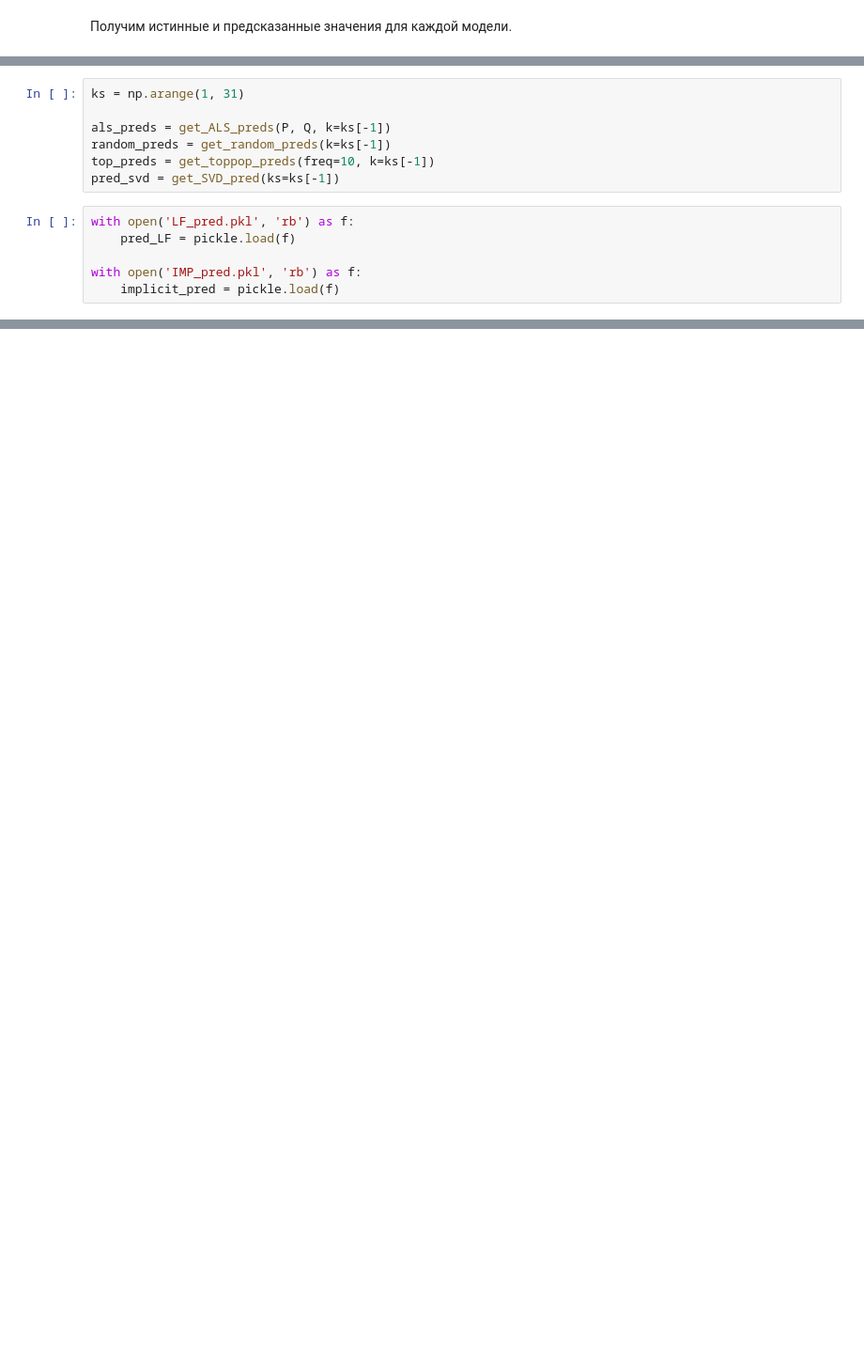
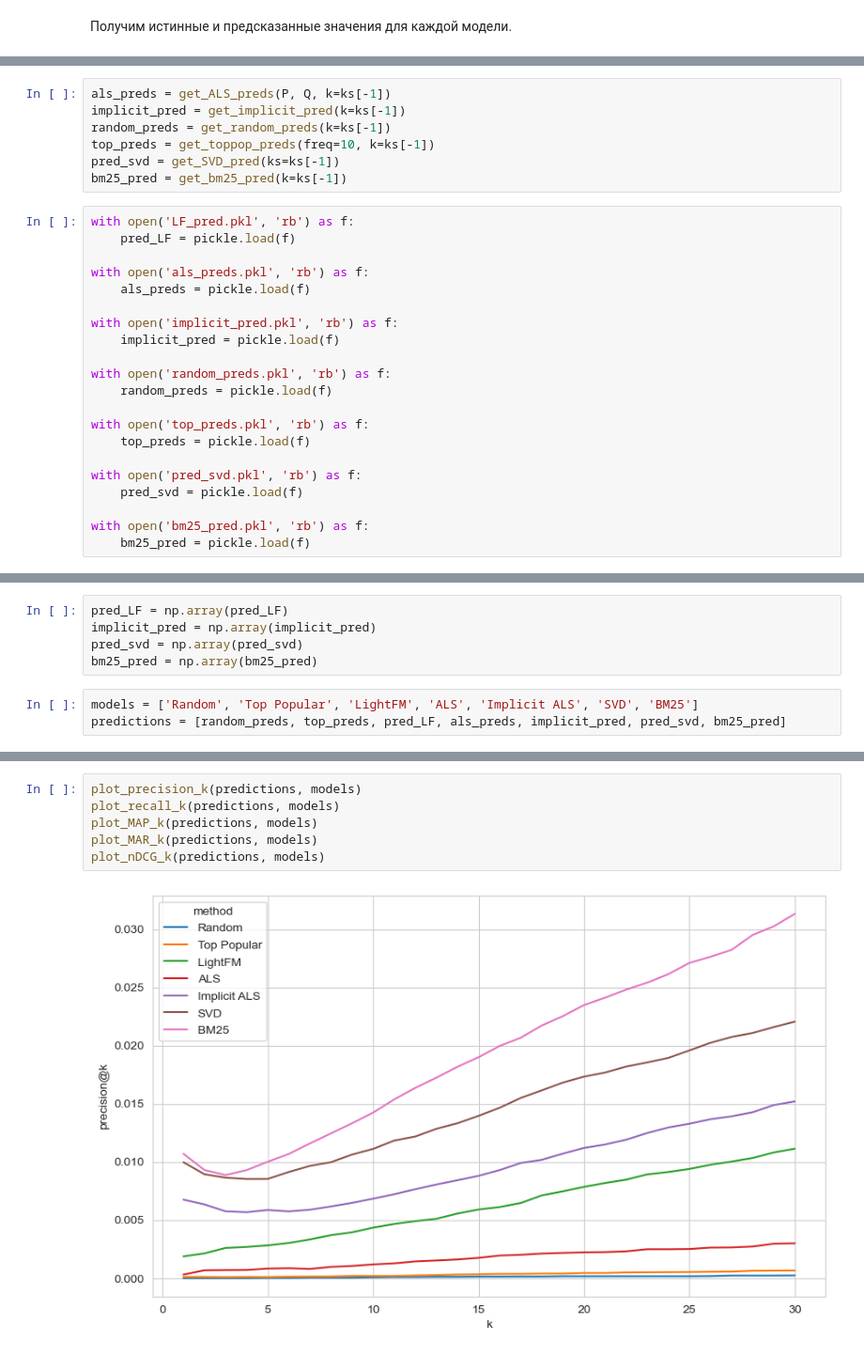
Before and after one commit to maxgalanov/RecSysYearProject, a Jupyter notebook: hse_rec_sys/notebooks/Compare_models.ipynb, the cells around one changed output, grey strips where cells are left out. Shown at 94% size. Saved outputs shown, nothing was run; the diff lists cells and outputs as text; blank space fills up the shorter version.

```diff
--- a/hse_rec_sys/notebooks/Compare_models.ipynb
+++ b/hse_rec_sys/notebooks/Compare_models.ipynb
@@ -326,14 +343,29 @@ for user, data in test[test.play_count >= 3].groupby('user_id'):
 # %%
-ks = np.arange(1, 31)
-
 als_preds = get_ALS_preds(P, Q, k=ks[-1])
+implicit_pred = get_implicit_pred(k=ks[-1])
 random_preds = get_random_preds(k=ks[-1])
 top_preds = get_toppop_preds(freq=10, k=ks[-1])
 pred_svd = get_SVD_pred(ks=ks[-1])
+bm25_pred = get_bm25_pred(k=ks[-1])
 # %%
 with open('LF_pred.pkl', 'rb') as f:
     pred_LF = pickle.load(f)
 
-with open('IMP_pred.pkl', 'rb') as f:
+with open('als_preds.pkl', 'rb') as f:
+    als_preds = pickle.load(f)
+
+with open('implicit_pred.pkl', 'rb') as f:
     implicit_pred = pickle.load(f)
+
+with open('random_preds.pkl', 'rb') as f:
+    random_preds = pickle.load(f)
+
+with open('top_preds.pkl', 'rb') as f:
+    top_preds = pickle.load(f)
+
+with open('pred_svd.pkl', 'rb') as f:
+    pred_svd = pickle.load(f)
+
+with open('bm25_pred.pkl', 'rb') as f:
+    bm25_pred = pickle.load(f)
 # %% [markdown]
@@ -384,0 +373,8 @@ plt.show()
+# %%
+pred_LF = np.array(pred_LF)
+implicit_pred = np.array(implicit_pred)
+pred_svd = np.array(pred_svd)
+bm25_pred = np.array(bm25_pred)
+# %%
+models = ['Random', 'Top Popular', 'LightFM', 'ALS', 'Implicit ALS', 'SVD', 'BM25']
+predictions = [random_preds, top_preds, pred_LF, als_preds, implicit_pred, pred_svd, bm25_pred]
@@ -384,0 +450,8 @@ plt.show()
+# %%
+plot_precision_k(predictions, models)
+plot_recall_k(predictions, models)
+plot_MAP_k(predictions, models)
+plot_MAR_k(predictions, models)
+plot_nDCG_k(predictions, models)
+# %% [output]
+[figure, added]
```
Also changed, not shown: parts of 45 cells of this notebook, 1 other file.
